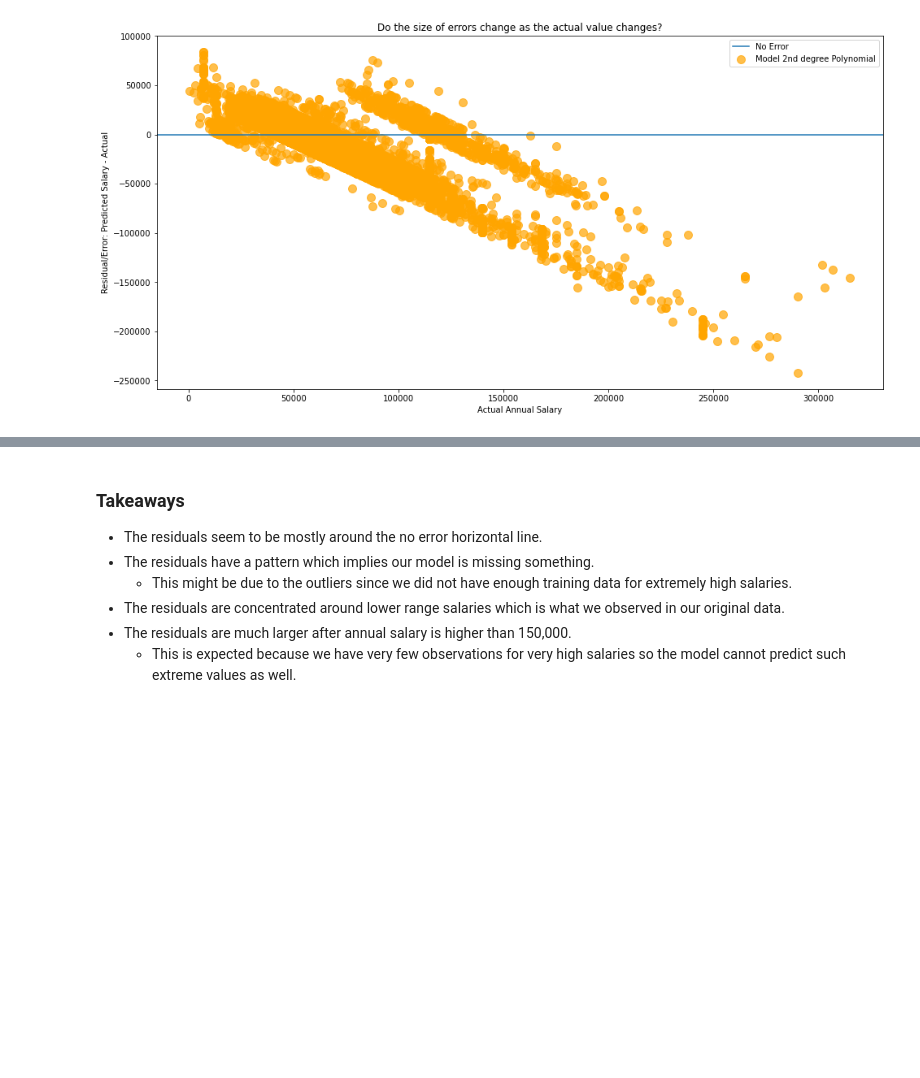
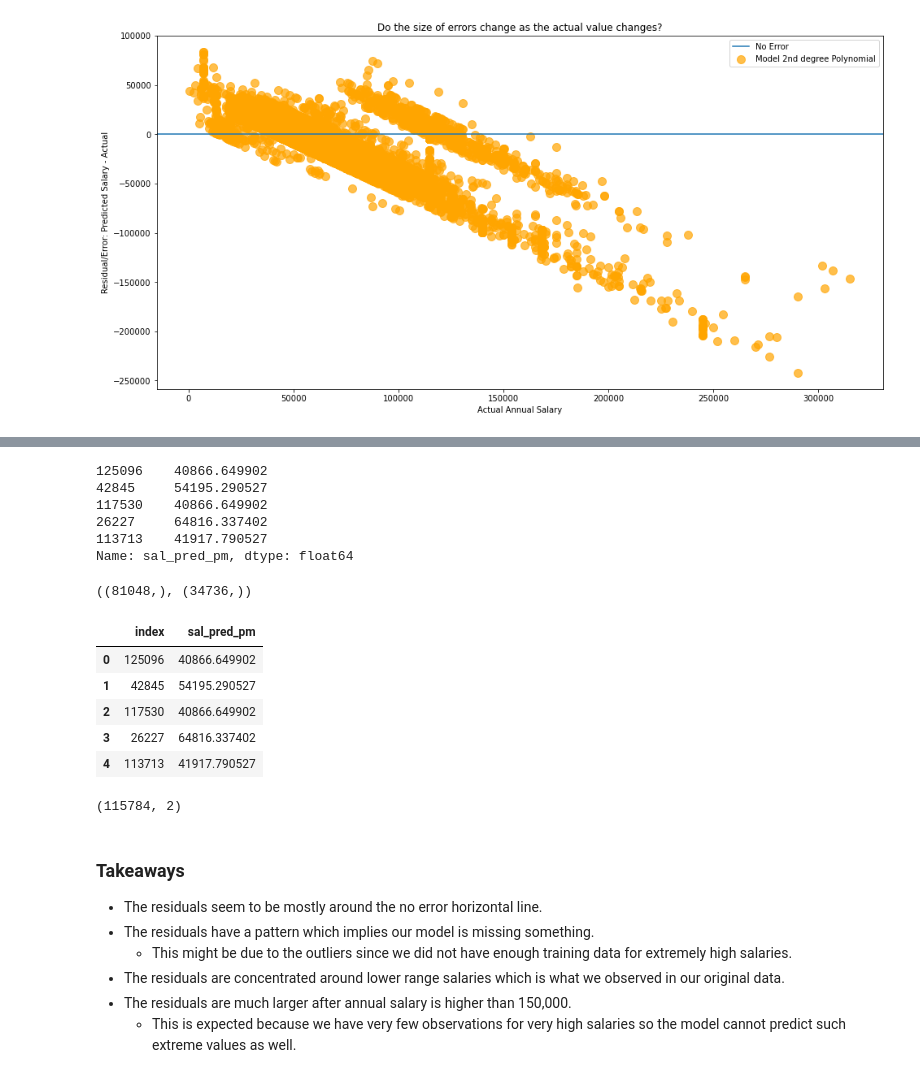
Before and after one commit to Texas-Government-Employee-Salaries/Predicting-Salaries, a Jupyter notebook: final_notebook-capstone.ipynb, the cells around one changed output, grey strips where cells are left out. Cells and saved outputs as stored; diff of their text form; code cells hidden in the pictures; blank space fills up the shorter version.

Commit message:
making csv from model preds

```diff
--- a/final_notebook-capstone.ipynb
+++ b/final_notebook-capstone.ipynb
@@ -1373,0 +1383,41 @@ plt.show()
+# %%
+# take a look at predictions
+y_train.sal_pred_pm.head()
+# %% [output]
+125096    40866.649902
+42845     54195.290527
+117530    40866.649902
+26227     64816.337402
+113713    41917.790527
+Name: sal_pred_pm, dtype: float64
+# %%
+# check shape
+y_train.sal_pred_pm.shape, y_validate.sal_pred_pm.shape
+# %% [output]
+((81048,), (34736,))
+# %%
+# create dataframes for each df prediction
+train_pred = pd.DataFrame(y_train.sal_pred_pm)
+val_pred = pd.DataFrame(y_validate.sal_pred_pm)
+# test_pred = pd.DataFrame(y_test.sal_pred_pm)
+# %%
+# combine
+frames = [train_pred, val_pred]
+
+model_pred = pd.concat(frames)
+# %%
+model_pred = model_pred.reset_index()
+# %%
+model_pred.head()
+# %% [output]
+|  | index | sal_pred_pm |
+| 0 | 125096 | 40866.649902 |
+| 1 | 42845 | 54195.290527 |
+| 2 | 117530 | 40866.649902 |
+| 3 | 26227 | 64816.337402 |
+| 4 | 113713 | 41917.790527 |
+# %%
+# verify shape
+model_pred.shape
+# %% [output]
+(115784, 2)
```
Also changed, not shown: parts of 15 cells of this notebook.
